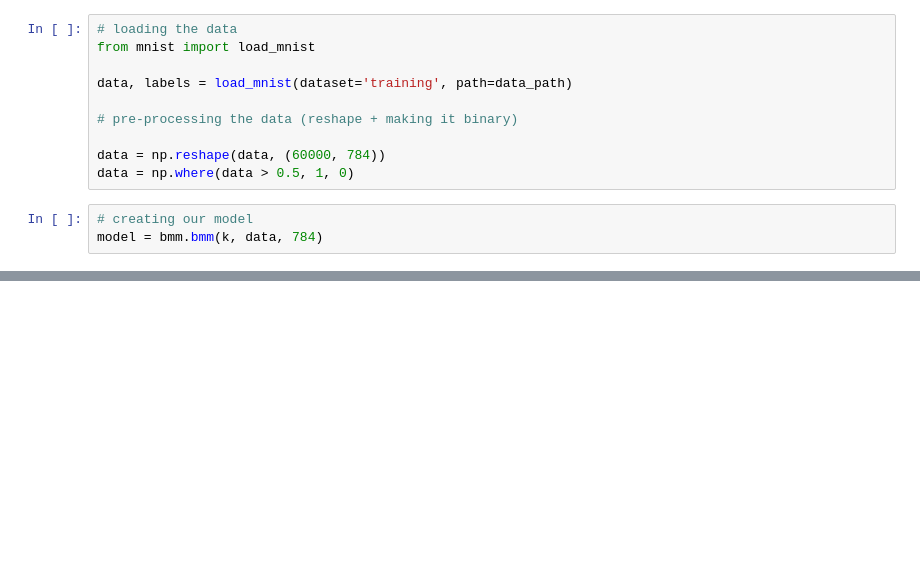
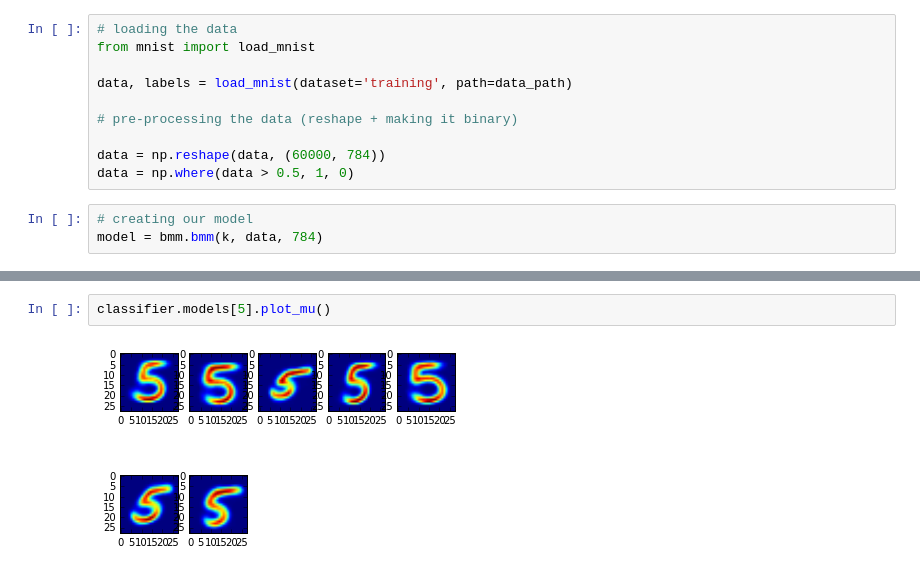
Before and after one commit to choucavalier/mnist-em-bmm-gmm, a Jupyter notebook: answers.ipynb, the cells around one changed output, grey strips where cells are left out. Cells and saved outputs as stored; diff of their text form; blank space fills up the shorter version.

```diff
--- a/answers.ipynb
+++ b/answers.ipynb
@@ -99,0 +110,4 @@ iteration 10 - llk = -1121.9773474262831
+# %%
+classifier.models[5].plot_mu()
+# %% [output]
+[figure, added]
```
Also changed, not shown: parts of 15 cells of this notebook, 2 other files.
